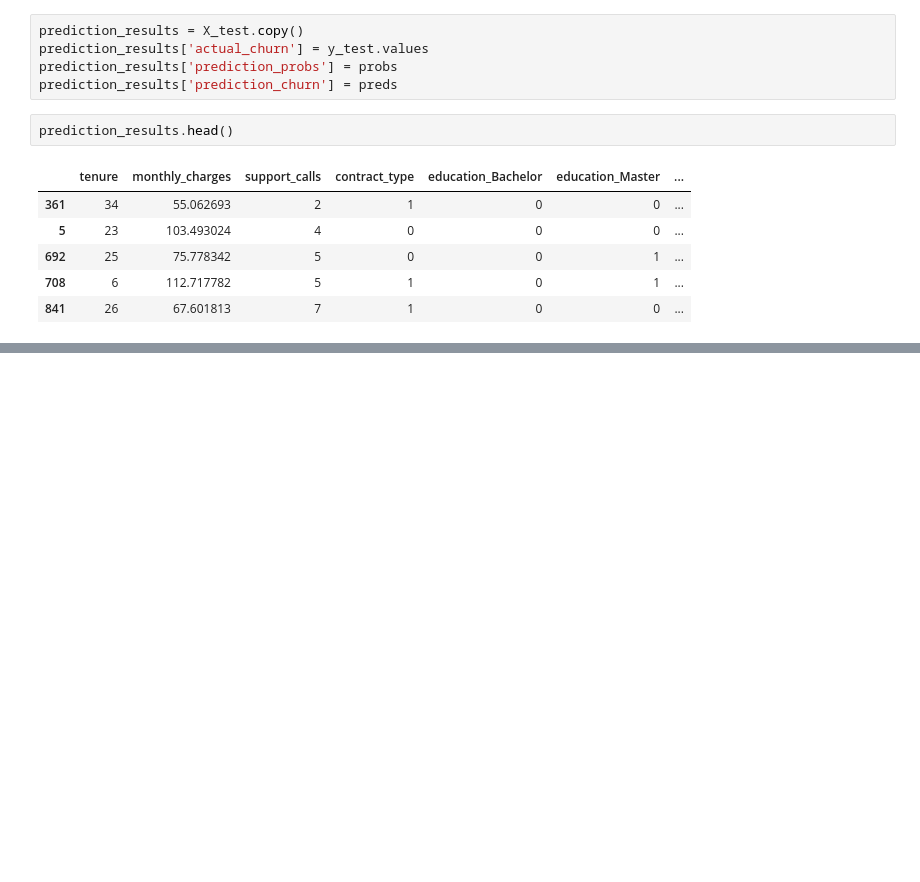
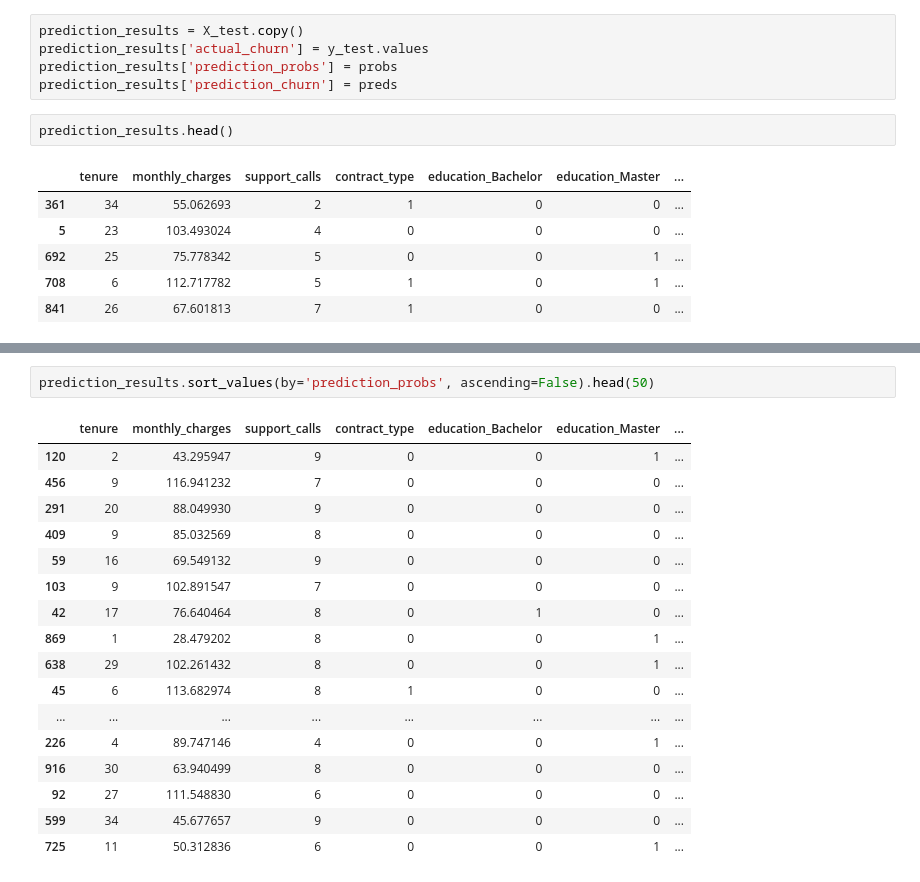
Before and after one commit to karamian-ani/data_analytics_with_python, a Jupyter notebook: notebooks/17_logistic_regression.ipynb, the cells around one changed output, grey strips where cells are left out. Saved outputs shown, nothing was run; the diff lists cells and outputs as text; blank space fills up the shorter version.

```diff
--- a/notebooks/17_logistic_regression.ipynb
+++ b/notebooks/17_logistic_regression.ipynb
@@ -279,0 +357,20 @@ prediction_results.head()
+# %%
+prediction_results.sort_values(by='prediction_probs', ascending=False).head(50)
+# %% [output]
+|  | tenure | monthly_charges | support_calls | contract_type | education_Bachelor | education_Master | ... |
+| 120 | 2 | 43.295947 | 9 | 0 | 0 | 1 | ... |
+| 456 | 9 | 116.941232 | 7 | 0 | 0 | 0 | ... |
+| 291 | 20 | 88.049930 | 9 | 0 | 0 | 0 | ... |
+| 409 | 9 | 85.032569 | 8 | 0 | 0 | 0 | ... |
+| 59 | 16 | 69.549132 | 9 | 0 | 0 | 0 | ... |
+| 103 | 9 | 102.891547 | 7 | 0 | 0 | 0 | ... |
+| 42 | 17 | 76.640464 | 8 | 0 | 1 | 0 | ... |
+| 869 | 1 | 28.479202 | 8 | 0 | 0 | 1 | ... |
+| 638 | 29 | 102.261432 | 8 | 0 | 0 | 1 | ... |
+| 45 | 6 | 113.682974 | 8 | 1 | 0 | 0 | ... |
+| ... | ... | ... | ... | ... | ... | ... | ... |
+| 226 | 4 | 89.747146 | 4 | 0 | 0 | 1 | ... |
+| 916 | 30 | 63.940499 | 8 | 0 | 0 | 0 | ... |
+| 92 | 27 | 111.548830 | 6 | 0 | 0 | 0 | ... |
+| 599 | 34 | 45.677657 | 9 | 0 | 0 | 0 | ... |
+| 725 | 11 | 50.312836 | 6 | 0 | 0 | 1 | ... |
```
Also changed, not shown: parts of 15 cells of this notebook.
